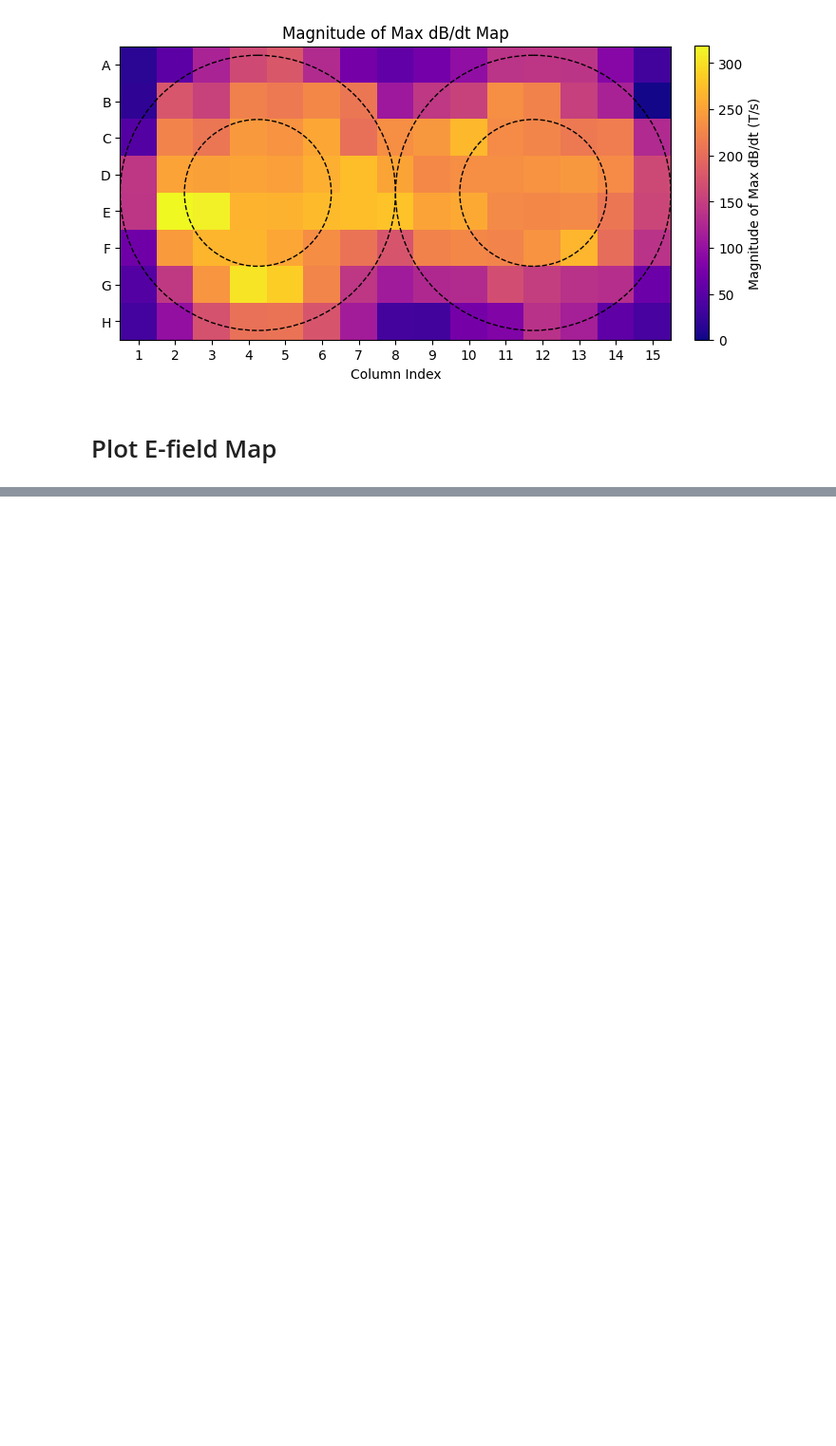
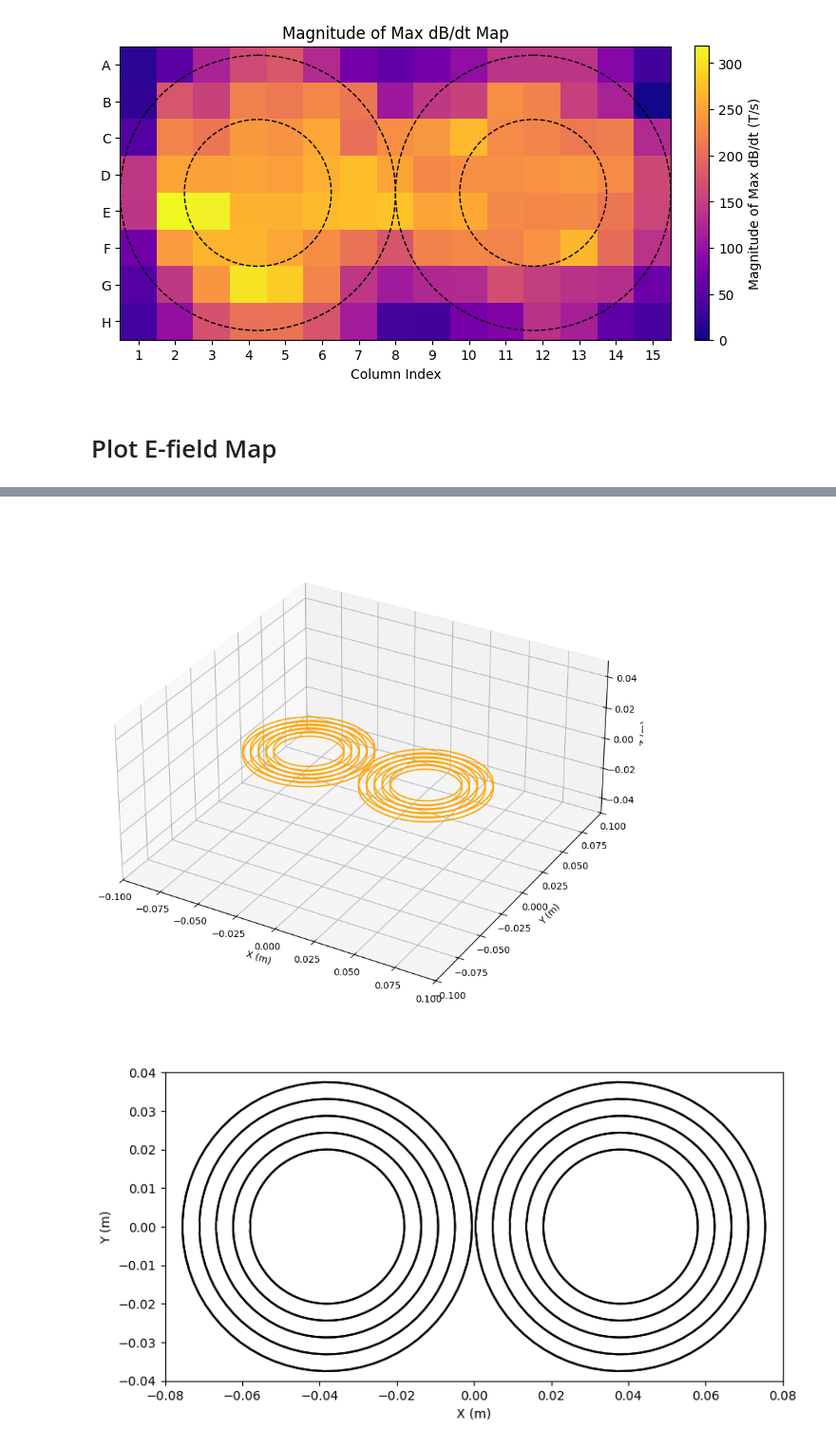
Before and after one commit to mLapatrie/TMS, a Jupyter notebook: data_processing/plot_Efield_map.ipynb, the cells around one changed output, grey strips where cells are left out. Shown at 95% size. Drawn from its saved outputs; the diff is of its cells as text; code cells hidden in the pictures; blank space fills up the shorter version.

```diff
--- a/data_processing/plot_Efield_map.ipynb
+++ b/data_processing/plot_Efield_map.ipynb
@@ -101,6 +170,6 @@ max_b_field = -max_voltages_mean / NAeff
 # %%
 
-absolute_max = np.max(np.abs(max_b_field))
+absolute_max_emp = np.max(np.abs(max_b_field))
 
 fig, axes = plt.subplots(1, 3, figsize=(18, 6))
 
@@ -111,12 +180,12 @@ r_out = 3.75
 r_in = 2.0
 
 for i, component in enumerate(components):
-    axes[i].imshow(max_b_field[i], cmap='seismic', vmin=-absolute_max, vmax=absolute_max)
+    axes[i].imshow(max_b_field[i], cmap='seismic', vmin=-absolute_max_emp, vmax=absolute_max_emp)
     axes[i].set_title(f'Max dB/dt Map - {component.capitalize()} Component')
     axes[i].set_xlabel('Column Index')
     axes[i].set_xticks(ticks=np.arange(15), labels=np.arange(1, 16))
     # add colorbar
-    cbar = plt.colorbar(axes[i].imshow(max_b_field[i], cmap='seismic', vmin=-absolute_max, vmax=absolute_max), ax=axes[i], fraction=0.025, pad=0.04)
+    cbar = plt.colorbar(axes[i].imshow(max_b_field[i], cmap='seismic', vmin=-absolute_max_emp, vmax=absolute_max_emp), ax=axes[i], fraction=0.025, pad=0.04)
 
     axes[i].add_patch(Circle((x_left, y_center), r_out, fill=False, color='black', linewidth=1, linestyle='--'))
     axes[i].add_patch(Circle((x_left, y_center), r_in, fill=False, color='black', linewidth=1, linestyle='--'))
@@ -161,0 +278,62 @@ plt.show()
+# %%
+import matplotlib.pyplot as plt
+from mpl_toolkits.mplot3d.art3d import Line3DCollection
+from matplotlib.collections import LineCollection
+import numpy as np
+
+def visualize_coil_3d(starts, ends):
+    fig = plt.figure(figsize=(8, 8))
+    ax = fig.add_subplot(111, projection='3d')
+
+    # Pair start and end coordinates for each segment
+    segments = [(start, end) for start, end in zip(starts, ends)]
+
+    # Add segments to the 3D plot
+    lc = Line3DCollection(segments, colors='orange', linewidths=1.5)
+    ax.add_collection3d(lc)
+
+    # Define spatial boundaries to center the coil
+    ax.set_xlim(-0.1, 0.1)
+    ax.set_ylim(-0.1, 0.1)
+    ax.set_zlim(-0.05, 0.05)
+
+    ax.set_xlabel('X (m)')
+    ax.set_ylabel('Y (m)')
+    ax.set_zlabel('Z (m)')
+
+    # Force the aspect ratio to maintain physical proportions
+    ax.set_box_aspect([1, 1, 0.5])
+
+    plt.tight_layout()
+    plt.show()
+
+
+def visualize_coil_2d(starts, ends):
+    fig, ax = plt.subplots(figsize=(8, 8))
+
+    # Pair start and end coordinates for each segment
+    segments = [(start[:2], end[:2]) for start, end in zip(starts, ends)]
+
+    # Add segments to the 2D plot
+    lc = LineCollection(segments, colors='black', linewidths=1.5)
+    ax.add_collection(lc)
+
+    # Define spatial boundaries to center the coil
+    ax.set_xlim(-0.08, 0.08)
+    ax.set_ylim(-0.04, 0.04)
+
+    ax.set_xlabel('X (m)')
+    ax.set_ylabel('Y (m)')
+
+    ax.set_aspect('equal')
+
+    plt.tight_layout()
+    plt.show()
+
+# Execute visualization using previously generated arrays
+visualize_coil_3d(starts, ends)
+
+visualize_coil_2d(starts, ends)
+# %% [output]
+[figure, added]
+[figure, added]
```
Also changed, not shown: parts of 15 cells of this notebook, 15 other files.
